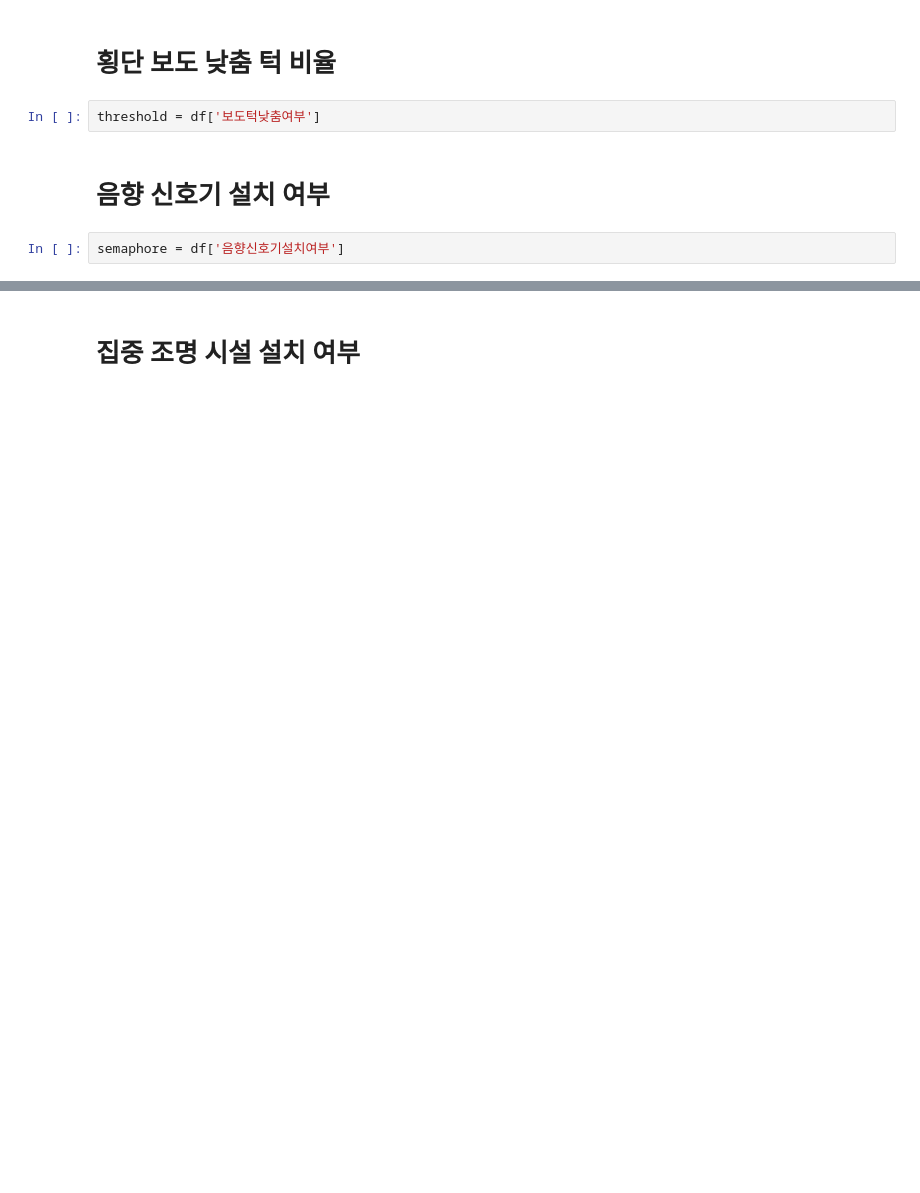
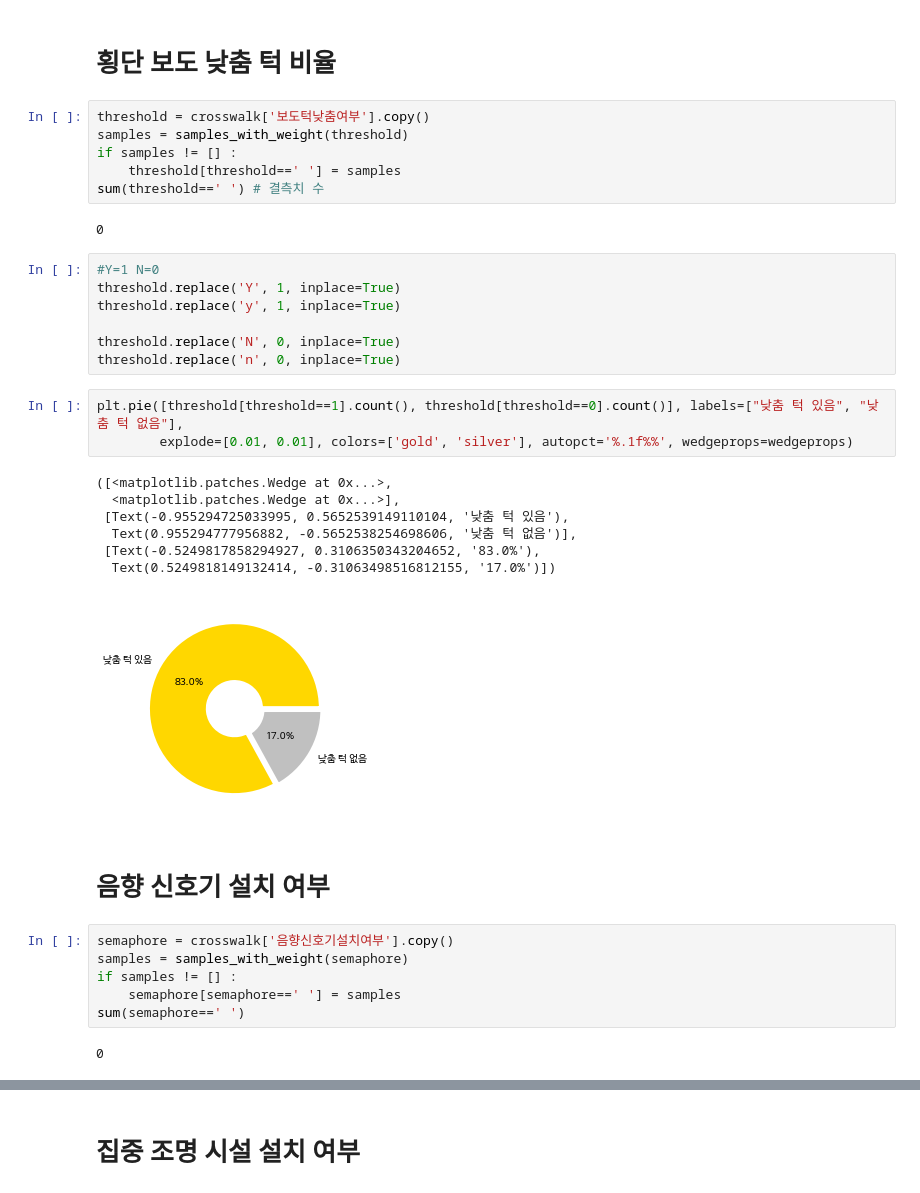
Before and after one commit to modeep/the-modeep, a Jupyter notebook: crosswalk/crosswalk.ipynb, the cells around one changed output, grey strips where cells are left out. Saved outputs shown, nothing was run; the diff lists cells and outputs as text; blank space fills up the shorter version.

```diff
--- a/crosswalk/crosswalk.ipynb
+++ b/crosswalk/crosswalk.ipynb
@@ -48,8 +112,38 @@ Name: 점자블록유무, Length: 10325, dtype: object
 # %% [markdown]
 # 횡단 보도 낮춤 턱 비율
 # %%
-threshold = df['보도턱낮춤여부']
+threshold = crosswalk['보도턱낮춤여부'].copy()
+samples = samples_with_weight(threshold)
+if samples != [] :
+    threshold[threshold==' '] = samples
+sum(threshold==' ') # 결측치 수
+# %% [output]
+0
+# %%
+#Y=1 N=0
+threshold.replace('Y', 1, inplace=True)
+threshold.replace('y', 1, inplace=True)
+
+threshold.replace('N', 0, inplace=True)
+threshold.replace('n', 0, inplace=True)
+# %%
+plt.pie([threshold[threshold==1].count(), threshold[threshold==0].count()], labels=["낮춤 턱 있음", "낮춤 턱 없음"],
+        explode=[0.01, 0.01], colors=['gold', 'silver'], autopct='%.1f%%', wedgeprops=wedgeprops)
+# %% [output]
+([<matplotlib.patches.Wedge at 0x...>,
+  <matplotlib.patches.Wedge at 0x...>],
+ [Text(-0.955294725033995, 0.5652539149110104, '낮춤 턱 있음'),
+  Text(0.955294777956882, -0.5652538254698606, '낮춤 턱 없음')],
+ [Text(-0.5249817858294927, 0.3106350343204652, '83.0%'),
+  Text(0.5249818149132414, -0.31063498516812155, '17.0%')])
+[figure, added]
 # %% [markdown]
 # 음향 신호기 설치 여부
 # %%
-semaphore = df['음향신호기설치여부']
+semaphore = crosswalk['음향신호기설치여부'].copy()
+samples = samples_with_weight(semaphore)
+if samples != [] :
+    semaphore[semaphore==' '] = samples
+sum(semaphore==' ')
+# %% [output]
+0
```
Also changed, not shown: parts of 13 cells of this notebook.
